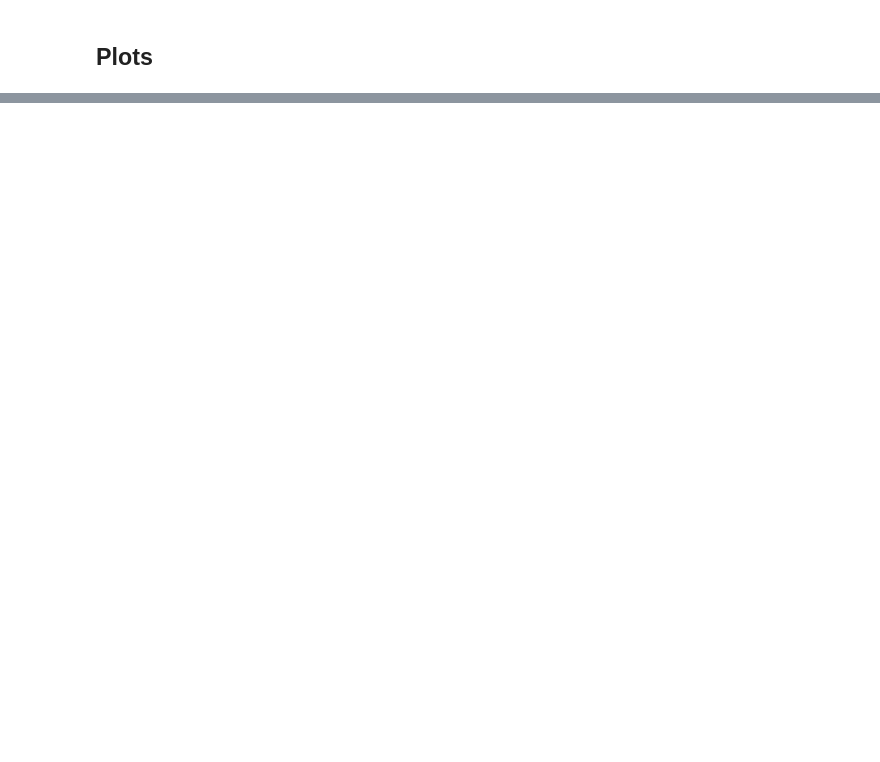
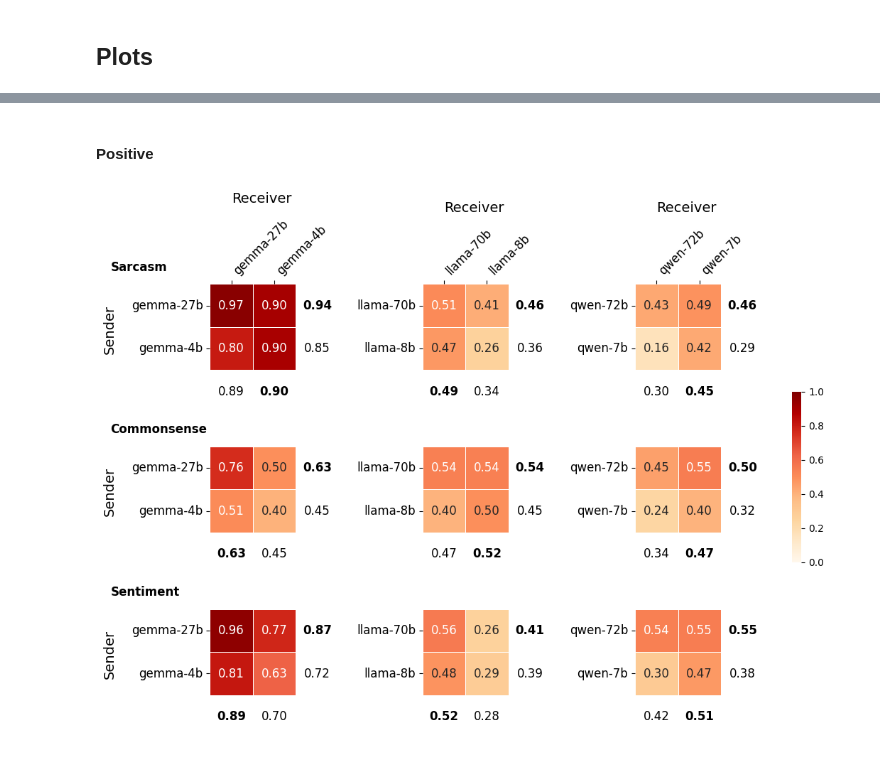
Before and after one commit to fridanl/thesis-mas, a Jupyter notebook: src/eda.ipynb, the cells around one changed output, grey strips where cells are left out. Saved outputs shown, nothing was run; the diff lists cells and outputs as text; code cells hidden in the pictures; blank space fills up the shorter version.

```diff
--- a/src/eda.ipynb
+++ b/src/eda.ipynb
@@ -532,0 +589,9 @@ plot_label_claim_distribution(grouped_df=grouped_first, dataset=ds_config.datase
+# %% [markdown]
+#### Positive
+# %%
+plot_main_results_pairs(DELTAS=DELTAS, value_col='macro_pos_delta_realisation')
+
+plt.savefig("../plots/pairs-pos-overall.png", dpi=300, bbox_inches="tight")
+plt.show()
+# %% [output]
+[figure, added]
```
Also changed, not shown: parts of 127 cells of this notebook, 13 other files.
